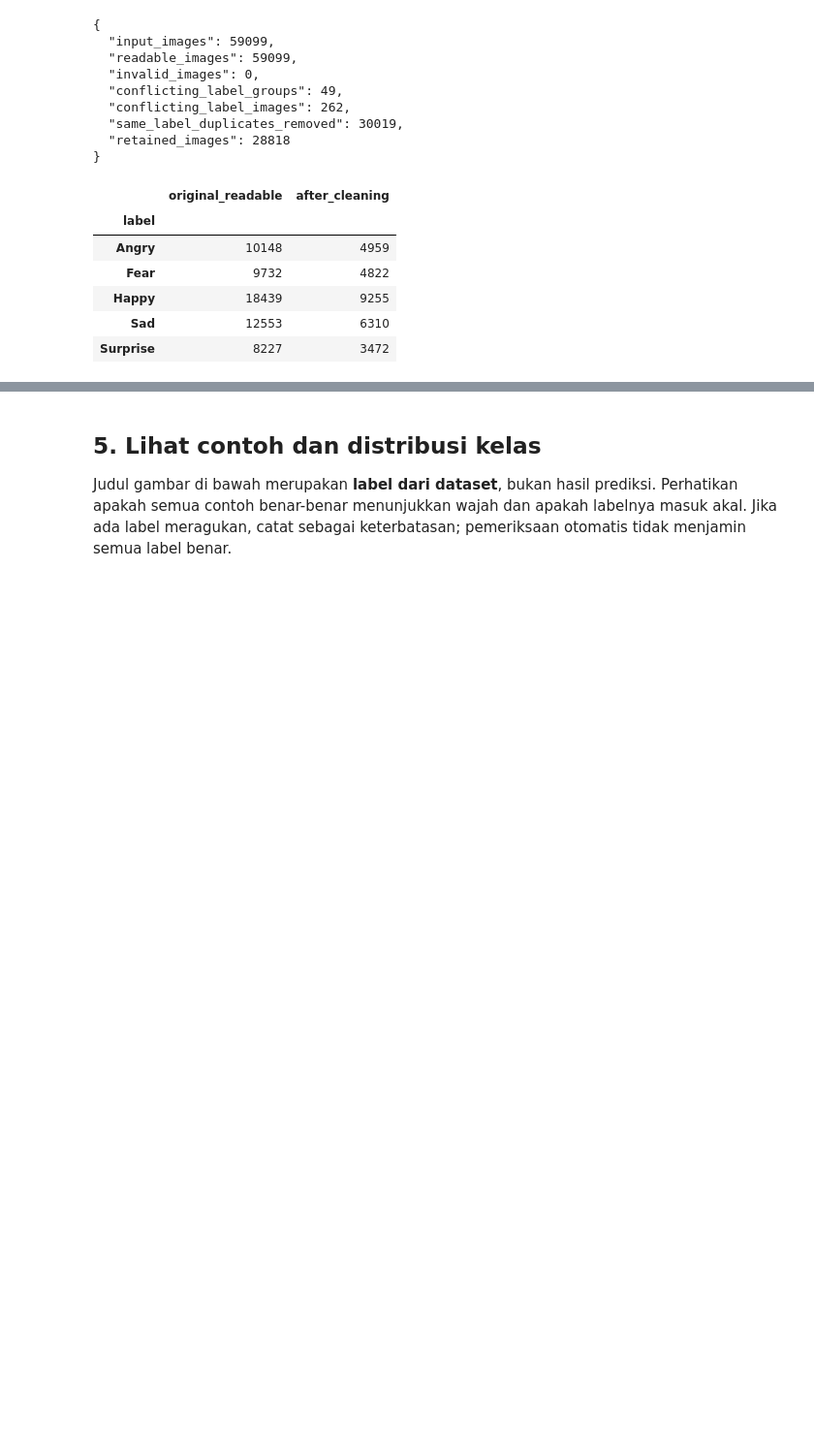
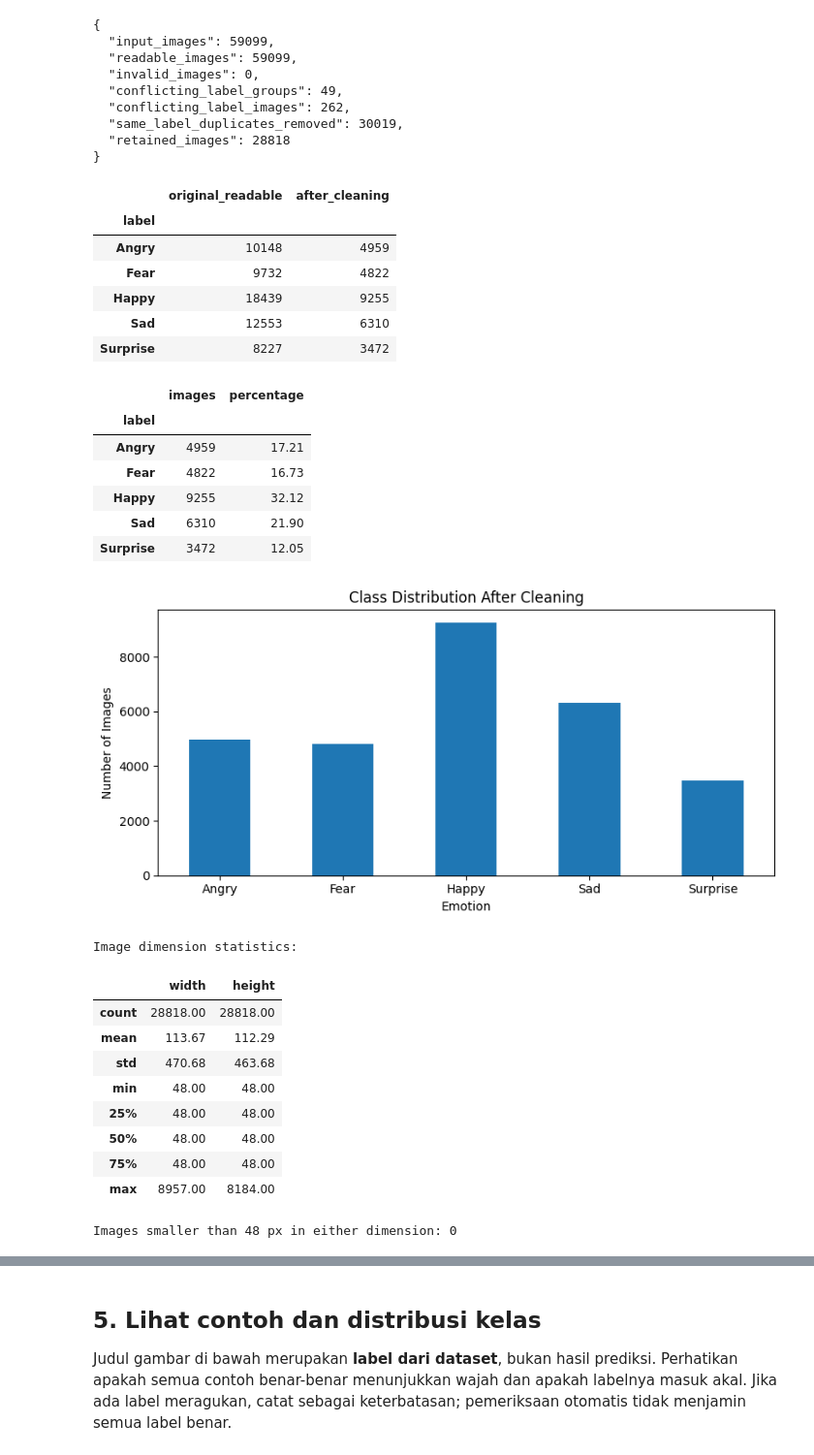
Before and after one commit to salmakamila126/facial-expression-recognition-cnn-pytorch, a Jupyter notebook: CNN.ipynb, the cells around one changed output, grey strips where cells are left out. Shown at 97% size. Saved outputs shown, nothing was run; the diff lists cells and outputs as text; code cells hidden in the pictures; blank space fills up the shorter version.

```diff
--- a/CNN.ipynb
+++ b/CNN.ipynb
@@ -258,3 +258,83 @@ assert (counts.after_cleaning >= 10).all(), 'Too few samples in one or more clas
 | Happy | 18439 | 9255 |
 | Sad | 12553 | 6310 |
 | Surprise | 8227 | 3472 |
+# %%
+# 1. Inspect class distribution
+class_counts = clean["label"].value_counts().reindex(CLASS_NAMES, fill_value=0)
+
+display(pd.DataFrame({
+    "images": class_counts,
+    "percentage": (class_counts / len(clean) * 100).round(2)
+}))
+
+ax = class_counts.plot(kind="bar", figsize=(8, 4))
+ax.set_title("Class Distribution After Cleaning")
+ax.set_xlabel("Emotion")
+ax.set_ylabel("Number of Images")
+plt.xticks(rotation=0)
+plt.tight_layout()
+plt.show()
+
+# 2. Inspect image dimensions
+print("Image dimension statistics:")
+display(
+    clean[["width", "height"]]
+    .describe()
+    .round(2)
+)
+
+small_images = clean[
+    (clean["width"] < 48) | (clean["height"] < 48)
+]
+
+print("Images smaller than 48 px in either dimension:",
+      len(small_images))
+
+# 3. Visually inspect random samples from each class
+fig, axes = plt.subplots(
+    len(CLASS_NAMES), 5,
+    figsize=(12, 3 * len(CLASS_NAMES))
+)
+
+for row, emotion in enumerate(CLASS_NAMES):
+    samples = clean[clean["label"] == emotion].sample(
+        n=min(5, class_counts[emotion]),
+        random_state=SEED
+    )
+
+    for col, (_, sample) in enumerate(samples.iterrows()):
+        path = DATA_DIR / sample["path"]
+
+        with Image.open(path) as img:
+            img = ImageOps.exif_transpose(img).convert("RGB")
+            axes[row, col].imshow(img)
+
+        axes[row, col].set_title(emotion)
+        axes[row, col].axis("off")
+
+    for col in range(len(samples), 5):
+        axes[row, col].axis("off")
+
+plt.suptitle("Random FER Dataset Samples by Emotion", y=1.002)
+plt.tight_layout()
+plt.show()
+# %% [output]
+|  | images | percentage |
+| label |  |  |
+| Angry | 4959 | 17.21 |
+| Fear | 4822 | 16.73 |
+| Happy | 9255 | 32.12 |
+| Sad | 6310 | 21.90 |
+| Surprise | 3472 | 12.05 |
+[figure, added]
+Image dimension statistics:
+|  | width | height |
+| count | 28818.00 | 28818.00 |
+| mean | 113.67 | 112.29 |
+| std | 470.68 | 463.68 |
+| min | 48.00 | 48.00 |
+| 25% | 48.00 | 48.00 |
+| 50% | 48.00 | 48.00 |
+| 75% | 48.00 | 48.00 |
+| max | 8957.00 | 8184.00 |
+Images smaller than 48 px in either dimension: 0
```
Also changed, not shown: parts of 16 cells of this notebook.
